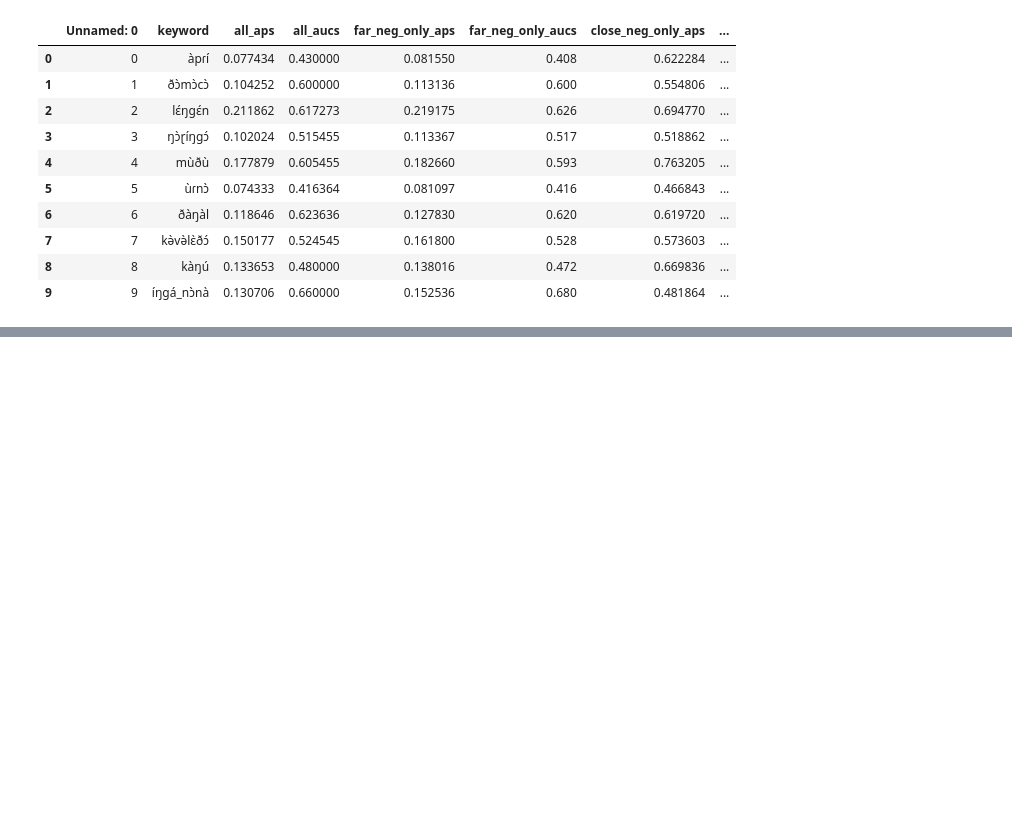
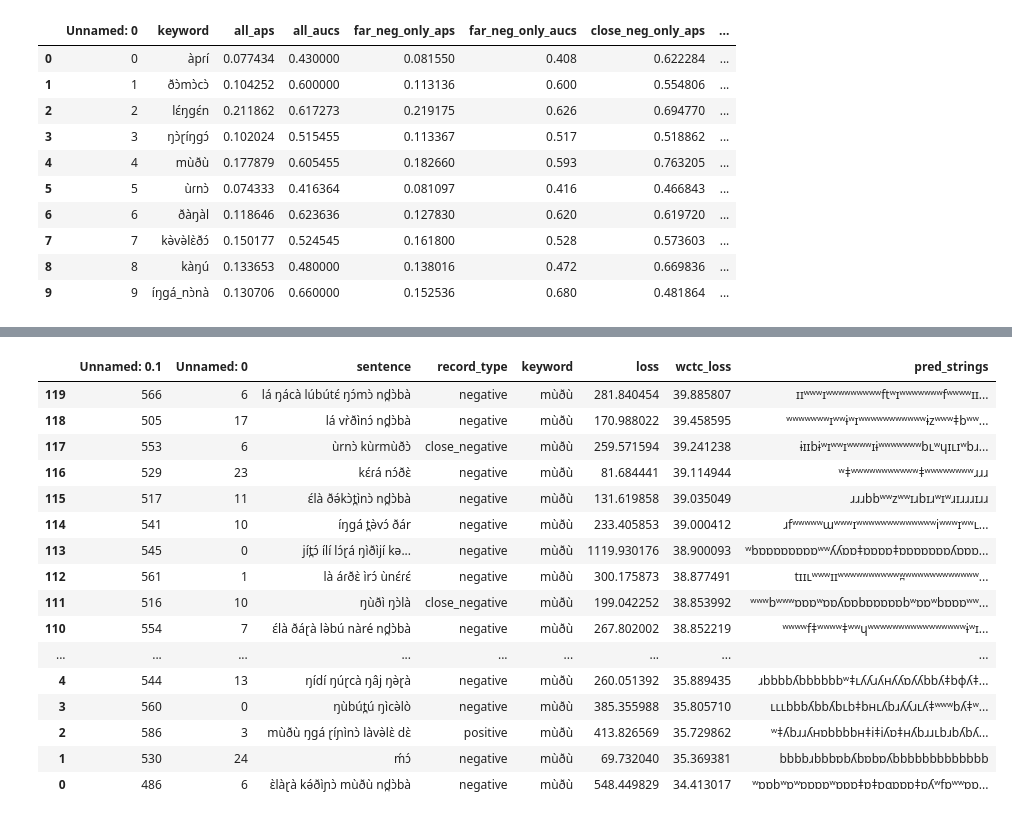
Before and after one commit to markjosims/tira_kws, a Jupyter notebook: notebooks/analysis_dfs/sorting_ellie.ipynb, the cells around one changed output, grey strips where cells are left out. Saved outputs shown, nothing was run; the diff lists cells and outputs as text; code cells hidden in the pictures; blank space fills up the shorter version.

Commit message:
updated sorting

```diff
--- a/notebooks/analysis_dfs/sorting_ellie.ipynb
+++ b/notebooks/analysis_dfs/sorting_ellie.ipynb
@@ -51,0 +47,30 @@ df
+# %%
+import pandas as pd
+from IPython.display import display
+df = pd.read_csv("/home/ekuznetsova/tira_kws/notebooks/analysis_dfs/mùðù.csv")
+
+# sorting by a column
+df = df.sort_values(by=["wctc_loss"], ascending = False)
+
+df.style.set_properties(subset=["sentence"],
+                        **{"min-width":"200px",
+                           "max-width":"400px"}
+                        )
+# %% [output]
+|  | Unnamed: 0.1 | Unnamed: 0 | sentence | record_type | keyword | loss | wctc_loss | pred_strings |
+| 119 | 566 | 6 | lá ŋácà lúbútɛ́ ŋɔ́mɔ̀ nd̪ɔ̀bà | negative | mùðù | 281.840454 | 39.885807 | ɪɪʷʷʷɪʷʷʷʷʷʷʷʷʷftʷɪʷʷʷʷʷʷʷfʷʷʷʷɪɪ... |
+| 118 | 505 | 17 | lá vr̀ðìnɔ́ nd̪ɔ̀bà | negative | mùðù | 170.988022 | 39.458595 | ʷʷʷʷʷʷʷɪʷʷɨʷɪʷʷʷʷʷʷʷʷʷʷʷɨzʷʷʷǂbʷʷ... |
+| 117 | 553 | 6 | ùrnɔ̀ kùrmùðɔ̀ | close_negative | mùðù | 259.571594 | 39.241238 | ɨɪɪbɨʷɪʷʷɪʷʷʷʷɪɨʷʷʷʷʷʷʷbʟʷɥɪʟɪʷbɹ... |
+| 116 | 529 | 23 | kɛ́ɾá nɔ́ðɛ̀ | negative | mùðù | 81.684441 | 39.114944 | ʷǂʷʷʷʷʷʷʷʷʷʷʷǂʷʷʷʷʷʷʷʷɹɹɹ |
+| 115 | 517 | 11 | ɛ́là ðə́kɔ̀t̪ìnɔ̀ nd̪ɔ̀bà | negative | mùðù | 131.619858 | 39.035049 | ɹɹɹbbʷʷzʷʷɪɹbɪɹʷɪʷɹɪɹɹɹɪɹɹ |
+| 114 | 541 | 10 | íŋgá t̪ə̀vɔ́ ðár | negative | mùðù | 233.405853 | 39.000412 | ɹfʷʷʷʷʷɯʷʷʷɪʷʷʷʷʷʷʷʷʷʷʷʷʷiʷʷʷɪʷʷʟ... |
+| 113 | 545 | 0 | jít̪ɔ́ ílí lɔ́ɽá ŋìðìjí kə... | negative | mùðù | 1119.930176 | 38.900093 | ʷbɒɒɒɒɒɒɒɒʷʷʎʎɒɒǂɒɒɒɒǂɒɒɒɒɒɒɒʎɒɒɒ... |
+| 112 | 561 | 1 | là áɾðɛ̀ ìrɔ́ ùnɛ́ɾɛ́ | negative | mùðù | 300.175873 | 38.877491 | tɪɪʟʷʷʷɪɪʷʷʷʷʷʷʷʷʷʷʷ̪ʷʷʷʷʷʷʷʷʷʷʷʷ... |
+| 111 | 516 | 10 | ŋùðì ŋɔ̀là | close_negative | mùðù | 199.042252 | 38.853992 | ʷʷʷbʷʷʷɒɒɒʷɒɒʎɒɒbɒɒɒɒɒbʷɒɒʷbɒɒɒʷʷ... |
+| 110 | 554 | 7 | ɛ́là ðáɽà lə̀bú nàré nd̪ɔ̀bà | negative | mùðù | 267.802002 | 38.852219 | ʷʷʷʷfǂʷʷʷʷǂʷʷɥʷʷʷʷʷʷʷʷʷʷʷʷʷʷʷʷɨʷɪ... |
+| ... | ... | ... | ... | ... | ... | ... | ... | ... |
+| 4 | 544 | 13 | ŋídí ŋúɽcà ŋâj ŋə̀ɽà | negative | mùðù | 260.051392 | 35.889435 | ɹbbbbʎbbbbbbʷǂʟʎʎɹʎʜʎʎɒʎʎbbʎǂbɸʎǂ... |
+| 3 | 560 | 0 | ŋùbút̪ú ŋìcə̀lò | negative | mùðù | 385.355988 | 35.805710 | ʟʟʟbbbʎbbʎbʟbǂbʜʟʎbɹʎʎɹʟʎǂʷʷʷbʎǂʷ... |
+| 2 | 586 | 3 | mùðù ŋgá ɽíɲìnɔ̀ làvə̀lɛ̀ dɛ̀ | positive | mùðù | 413.826569 | 35.729862 | ʷǂʎbɹɹʎʜɒbbbbʜǂiǂiʎɒǂʜʎbɹɹʟbɹbʎbʎ... |
+| 1 | 530 | 24 | ḿɔ́ | negative | mùðù | 69.732040 | 35.369381 | bbbbɹbbbɒbʎbɒbɒʎbbbbbbbbbbbbb |
+| 0 | 486 | 6 | ɛ̀làɽà kə́ðìɲɔ̀ mùðù nd̪ɔ̀bà | negative | mùðù | 548.449829 | 34.413017 | ʷɒɒbʷɒʷɒɒɒɒʷɒɒɒǂɒǂɒɑɒɒɒǂɒʎʷfɒʷʷɒɒ... |
```
Also changed, not shown: parts of 2 cells of this notebook.
